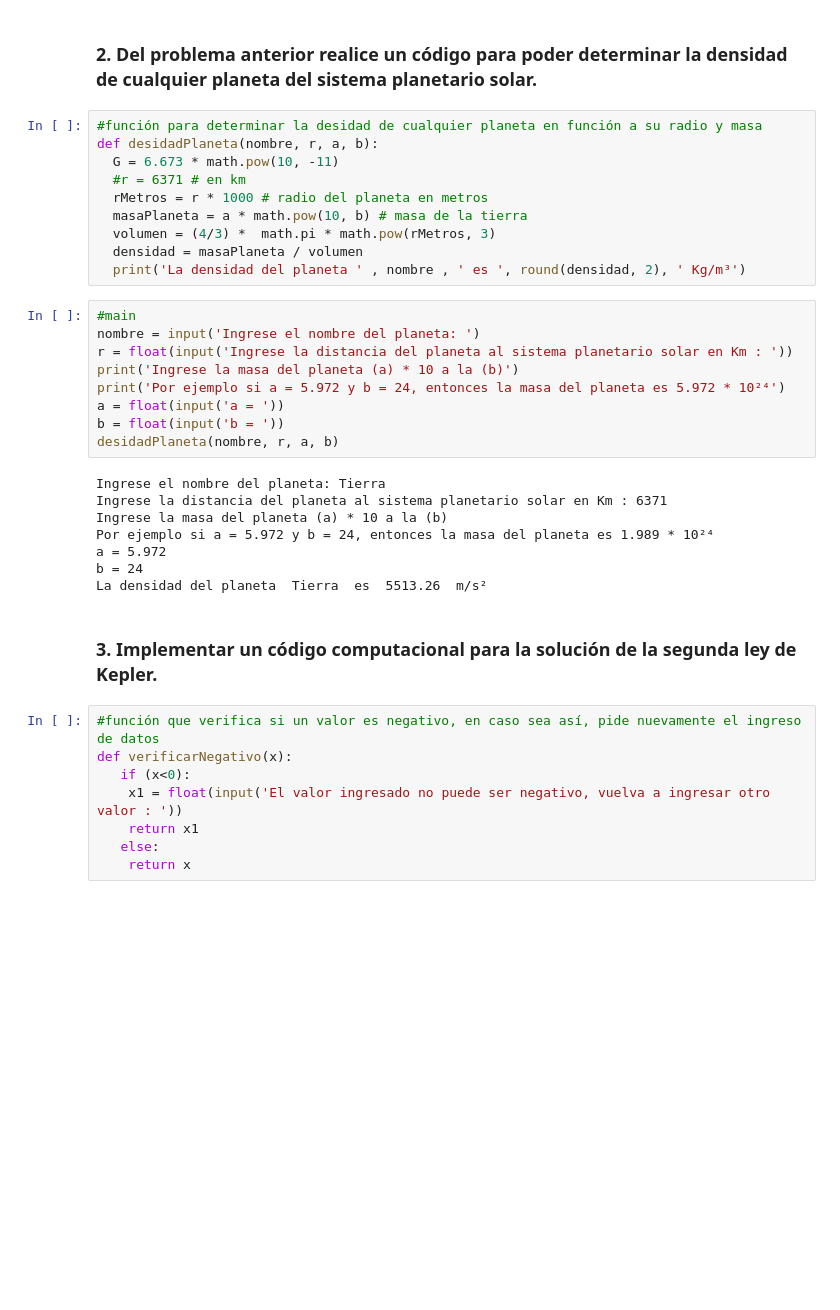
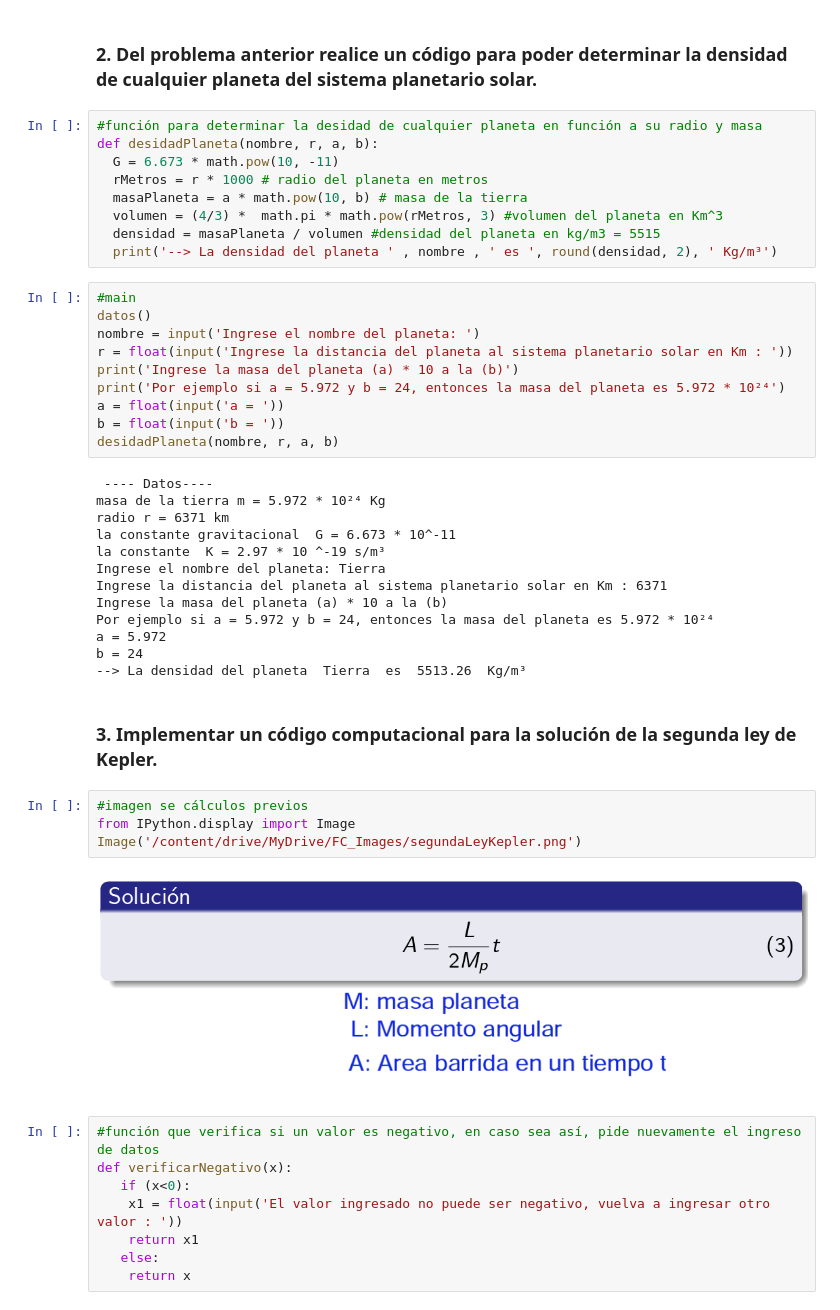
Before and after one commit to NoheliaEstefhania/FC_Lab_2023, a Jupyter notebook: Lab004/Gravitacion.ipynb, the cells around one changed output. Drawn from its saved outputs; the diff is of its cells as text; blank space fills up the shorter version.

```diff
--- a/Lab004/Gravitacion.ipynb
+++ b/Lab004/Gravitacion.ipynb
@@ -49,14 +63,14 @@ La gravedad del planeta  Tierra  es  9.83  m/s²
 #función para determinar la desidad de cualquier planeta en función a su radio y masa
 def desidadPlaneta(nombre, r, a, b):
   G = 6.673 * math.pow(10, -11)
-  #r = 6371 # en km
   rMetros = r * 1000 # radio del planeta en metros
   masaPlaneta = a * math.pow(10, b) # masa de la tierra
-  volumen = (4/3) *  math.pi * math.pow(rMetros, 3)
-  densidad = masaPlaneta / volumen
-  print('La densidad del planeta ' , nombre , ' es ', round(densidad, 2), ' Kg/m³')
+  volumen = (4/3) *  math.pi * math.pow(rMetros, 3) #volumen del planeta en Km^3
+  densidad = masaPlaneta / volumen #densidad del planeta en kg/m3 = 5515
+  print('--> La densidad del planeta ' , nombre , ' es ', round(densidad, 2), ' Kg/m³')
 # %%
 #main
+datos()
 nombre = input('Ingrese el nombre del planeta: ')
 r = float(input('Ingrese la distancia del planeta al sistema planetario solar en Km : '))
 print('Ingrese la masa del planeta (a) * 10 a la (b)')
@@ -65,15 +79,26 @@ a = float(input('a = '))
 b = float(input('b = '))
 desidadPlaneta(nombre, r, a, b)
 # %% [output]
+ ---- Datos----
+masa de la tierra m = 5.972 * 10²⁴ Kg
+radio r = 6371 km
+la constante gravitacional  G = 6.673 * 10^-11
+la constante  K = 2.97 * 10 ^-19 s/m³
 Ingrese el nombre del planeta: Tierra
 Ingrese la distancia del planeta al sistema planetario solar en Km : 6371
 Ingrese la masa del planeta (a) * 10 a la (b)
-Por ejemplo si a = 5.972 y b = 24, entonces la masa del planeta es 1.989 * 10²⁴
+Por ejemplo si a = 5.972 y b = 24, entonces la masa del planeta es 5.972 * 10²⁴
 a = 5.972
 b = 24
-La densidad del planeta  Tierra  es  5513.26  m/s²
+--> La densidad del planeta  Tierra  es  5513.26  Kg/m³
 # %% [markdown]
 ### **3. Implementar un código computacional para la solución de la segunda ley de Kepler.**
+# %%
+#imagen se cálculos previos
+from IPython.display import Image
+Image('/content/drive/MyDrive/FC_Images/segundaLeyKepler.png')
+# %% [output]
+[figure, added]
 # %%
 #función que verifica si un valor es negativo, en caso sea así, pide nuevamente el ingreso de datos
 def verificarNegativo(x):
```
Also changed, not shown: parts of 8 cells of this notebook.
